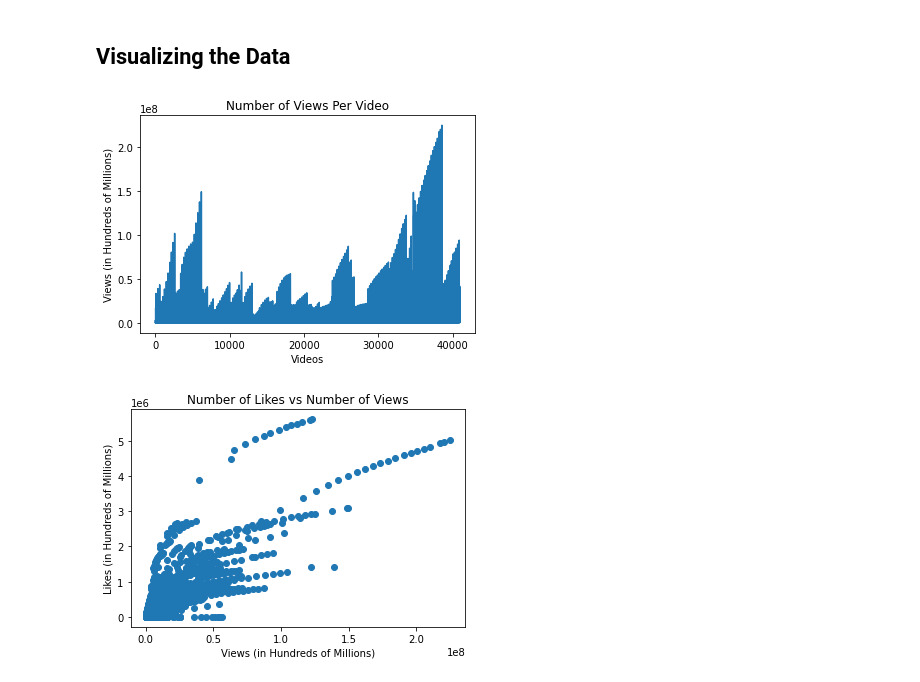
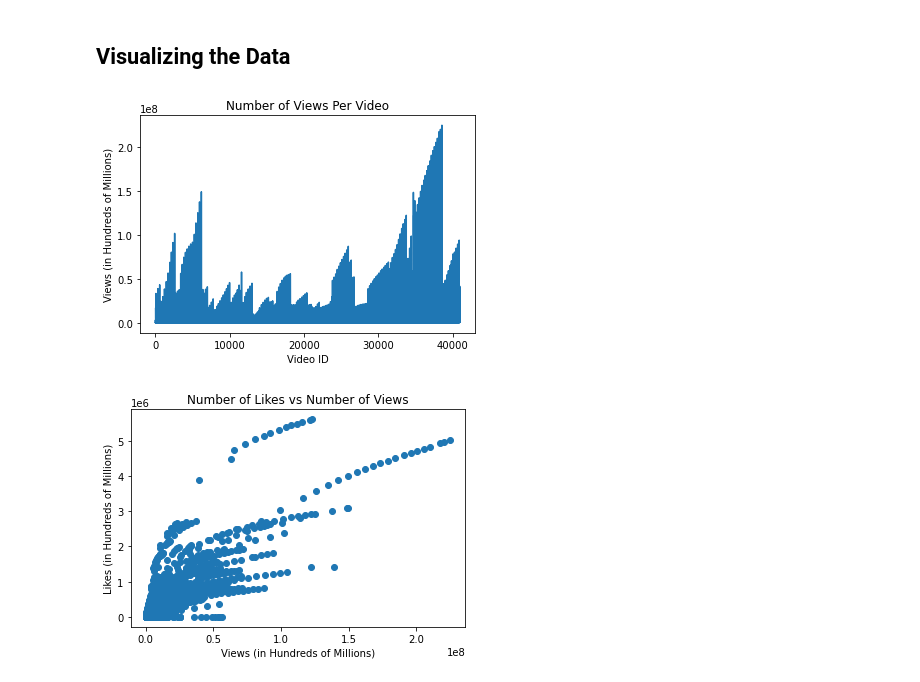
Before and after one commit to jenyintaylor/MLiP_Group, a Jupyter notebook: Lab 1/Lab1.ipynb, the cells around one changed output. Saved outputs shown, nothing was run; the diff lists cells and outputs as text; code cells hidden in the pictures.

Commit message:
more visualizations and analysis

```diff
--- a/Lab 1/Lab1.ipynb
+++ b/Lab 1/Lab1.ipynb
@@ -107,21 +107,21 @@ In 2018, there were 57 trending 43 videos.
 # %%
 # determine if number of views is most correlated with the success of a trending video
 
 import matplotlib.pyplot as plt
 
 # assign x values which represent each trending video
 x_values = []
 for x in range(40949):
     x_values.append(x+1)
 
 plt.plot(x_values, df.views)
 plt.title('Number of Views Per Video')
-plt.xlabel('Videos')
+plt.xlabel('Video ID')
 plt.ylabel('Views (in Hundreds of Millions)')
 
 plt.show()
 # %% [output]
-[figure, old version]
+[figure, new version]
 # %%
 # determine potential correlation between views and likes on a trending video
 
```
Also changed, not shown: parts of 2 cells of this notebook.
